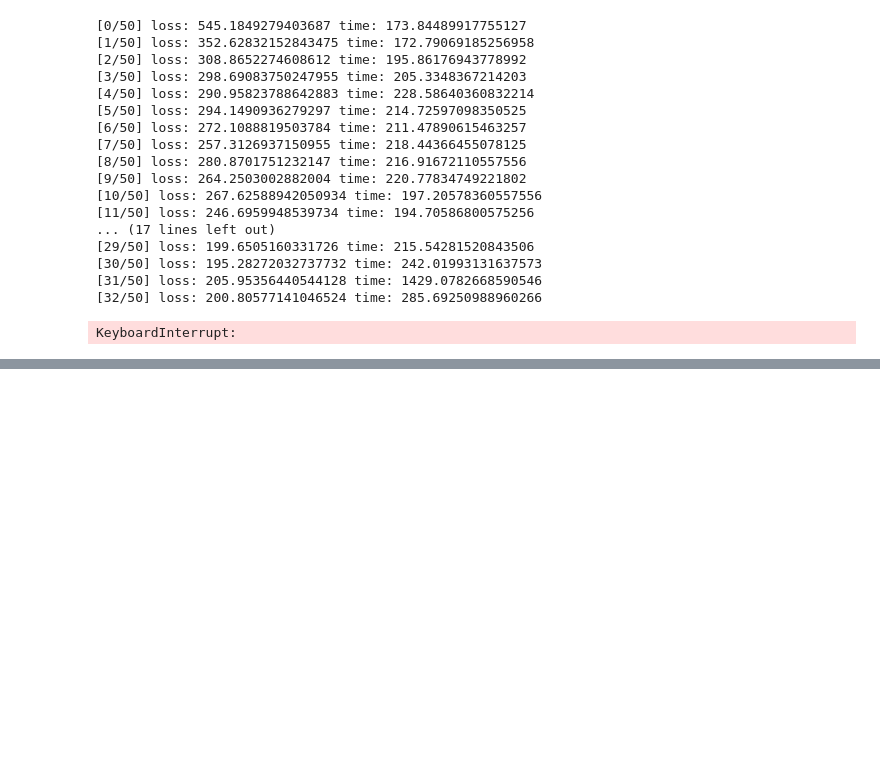
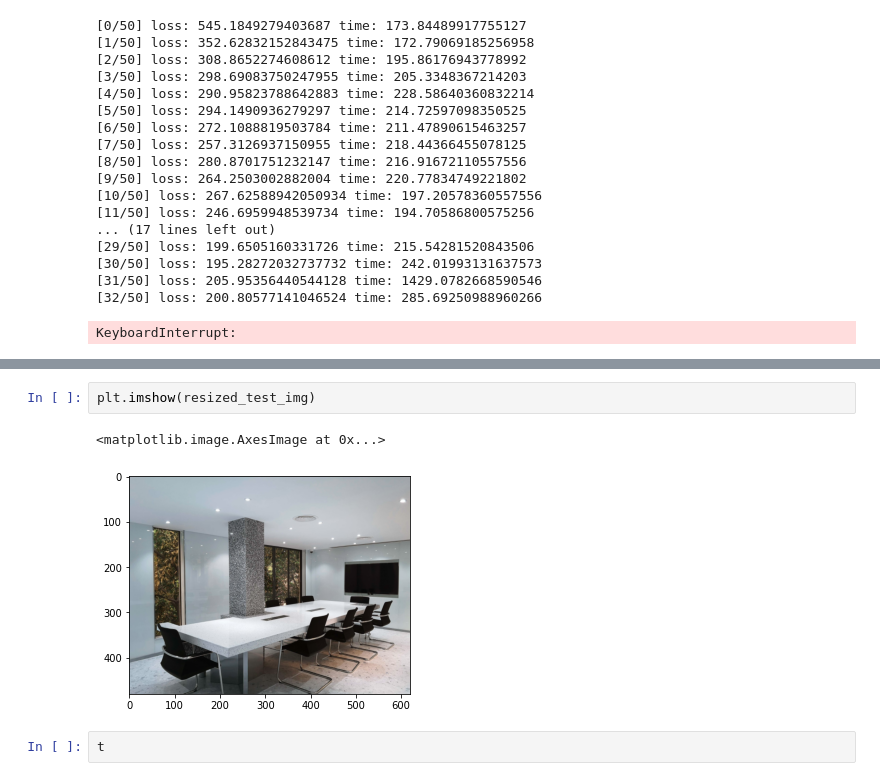
Before and after one commit to NitishNaineni/Monocular-Depth-Estimation, a Jupyter notebook: train.ipynb, the cells around one changed output, grey strips where cells are left out. Drawn from its saved outputs; the diff is of its cells as text; blank space fills up the shorter version.

```diff
--- a/train.ipynb
+++ b/train.ipynb
@@ -112,0 +131,7 @@ loss.item()
+# %%
+plt.imshow(resized_test_img)
+# %% [output]
+<matplotlib.image.AxesImage at 0x...>
+[figure, added]
+# %%
+t
```
Also changed, not shown: parts of 8 cells of this notebook, 1 other file.
